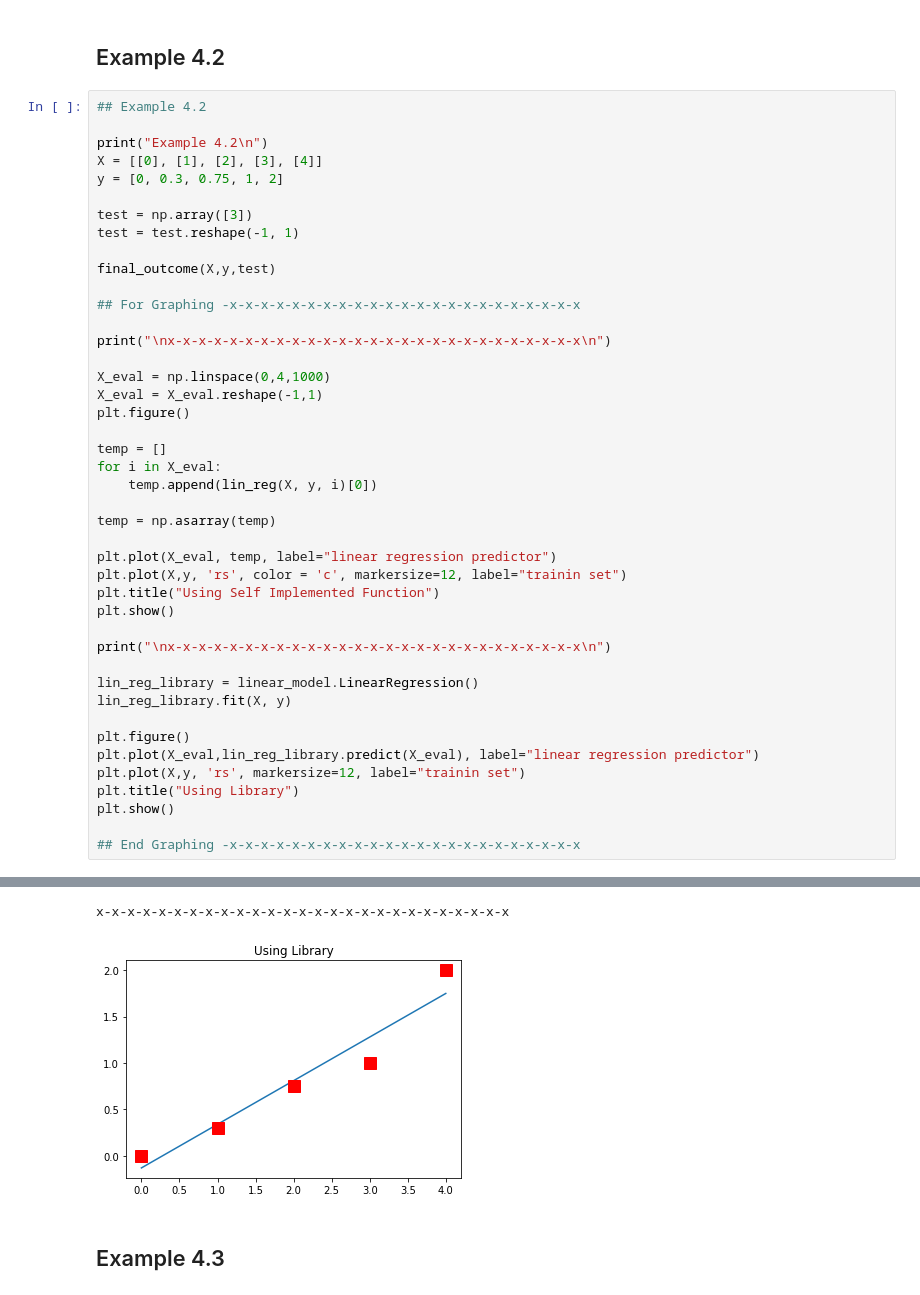
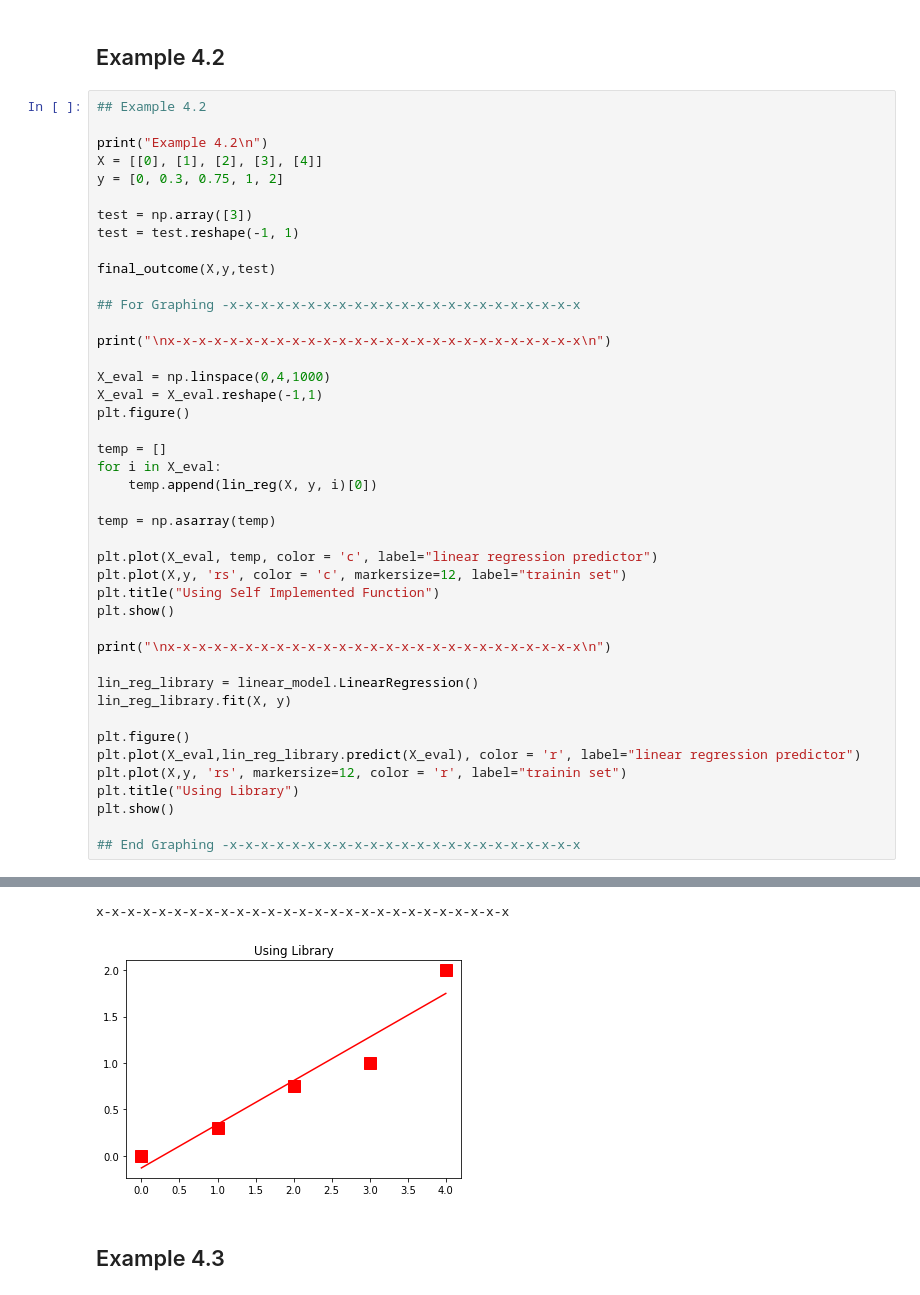
Before and after one commit to nayan-pradhan/MachineLearning_JacobsUniversity, a Jupyter notebook: Assignment5/AssignmentSolution_Sheet5_NayanManSinghPradhan.ipynb, the cells around one changed output, grey strips where cells are left out. Saved outputs shown, nothing was run; the diff lists cells and outputs as text.

```diff
--- a/Assignment5/AssignmentSolution_Sheet5_NayanManSinghPradhan.ipynb
+++ b/Assignment5/AssignmentSolution_Sheet5_NayanManSinghPradhan.ipynb
@@ -120,7 +120,7 @@ for i in X_eval:
 
 temp = np.asarray(temp)
 
-plt.plot(X_eval, temp, label="linear regression predictor")
+plt.plot(X_eval, temp, color = 'c', label="linear regression predictor")
 plt.plot(X,y, 'rs', color = 'c', markersize=12, label="trainin set")
 plt.title("Using Self Implemented Function")
 plt.show()
@@ -131,8 +131,8 @@ lin_reg_library = linear_model.LinearRegression()
 lin_reg_library.fit(X, y)
 
 plt.figure()
-plt.plot(X_eval,lin_reg_library.predict(X_eval), label="linear regression predictor")
-plt.plot(X,y, 'rs', markersize=12, label="trainin set")
+plt.plot(X_eval,lin_reg_library.predict(X_eval), color = 'r', label="linear regression predictor")
+plt.plot(X,y, 'rs', markersize=12, color = 'r', label="trainin set")
 plt.title("Using Library")
 plt.show()
 
@@ -157,5 +157,5 @@ x-x-x-x-x-x-x-x-x-x-x-x-x-x-x-x-x-x-x-x-x-x-x-x-x-x-x
 x-x-x-x-x-x-x-x-x-x-x-x-x-x-x-x-x-x-x-x-x-x-x-x-x-x-x
-[figure, old version]
+[figure, new version]
 # %% [markdown]
 ## Example 4.3
 # %%
```
Also changed, not shown: parts of 4 cells of this notebook.
